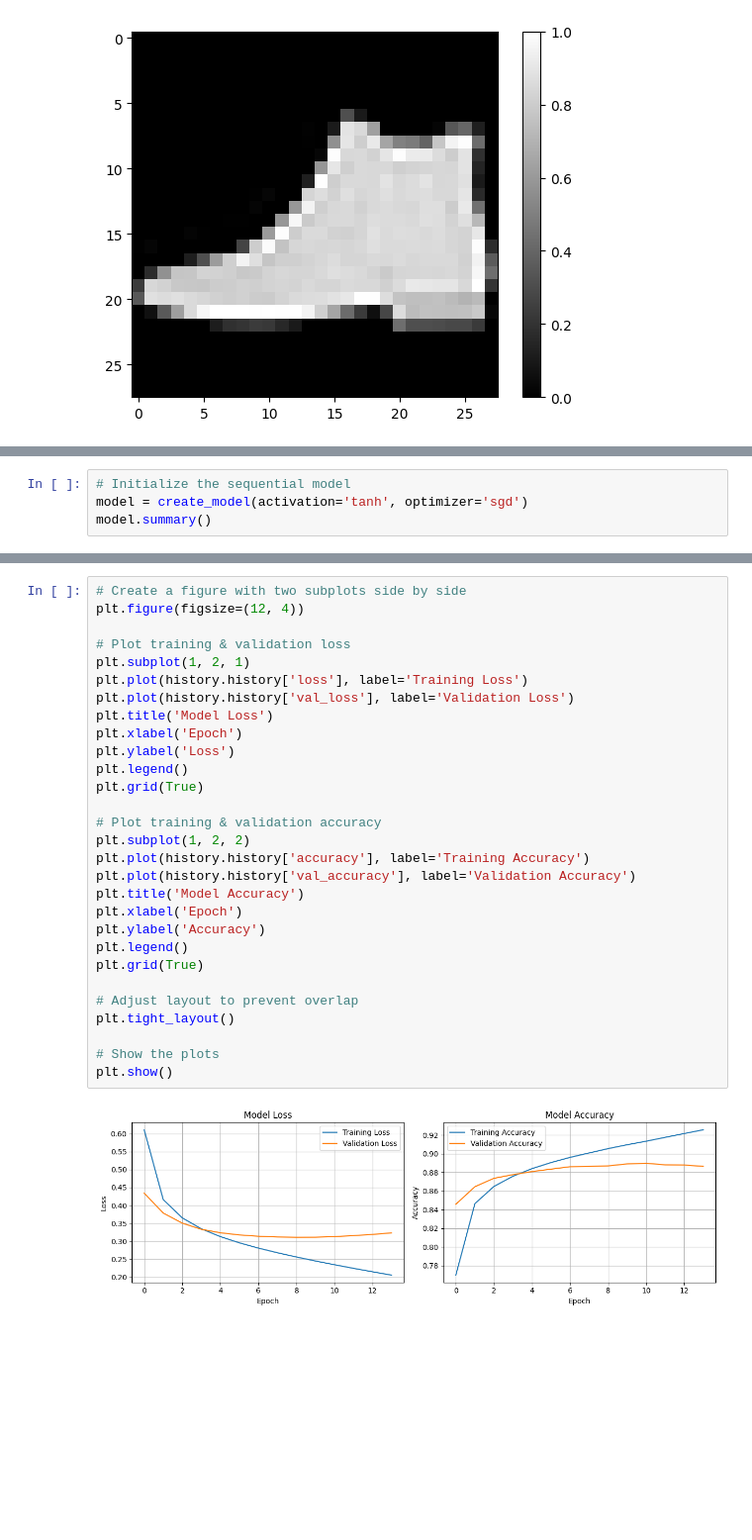
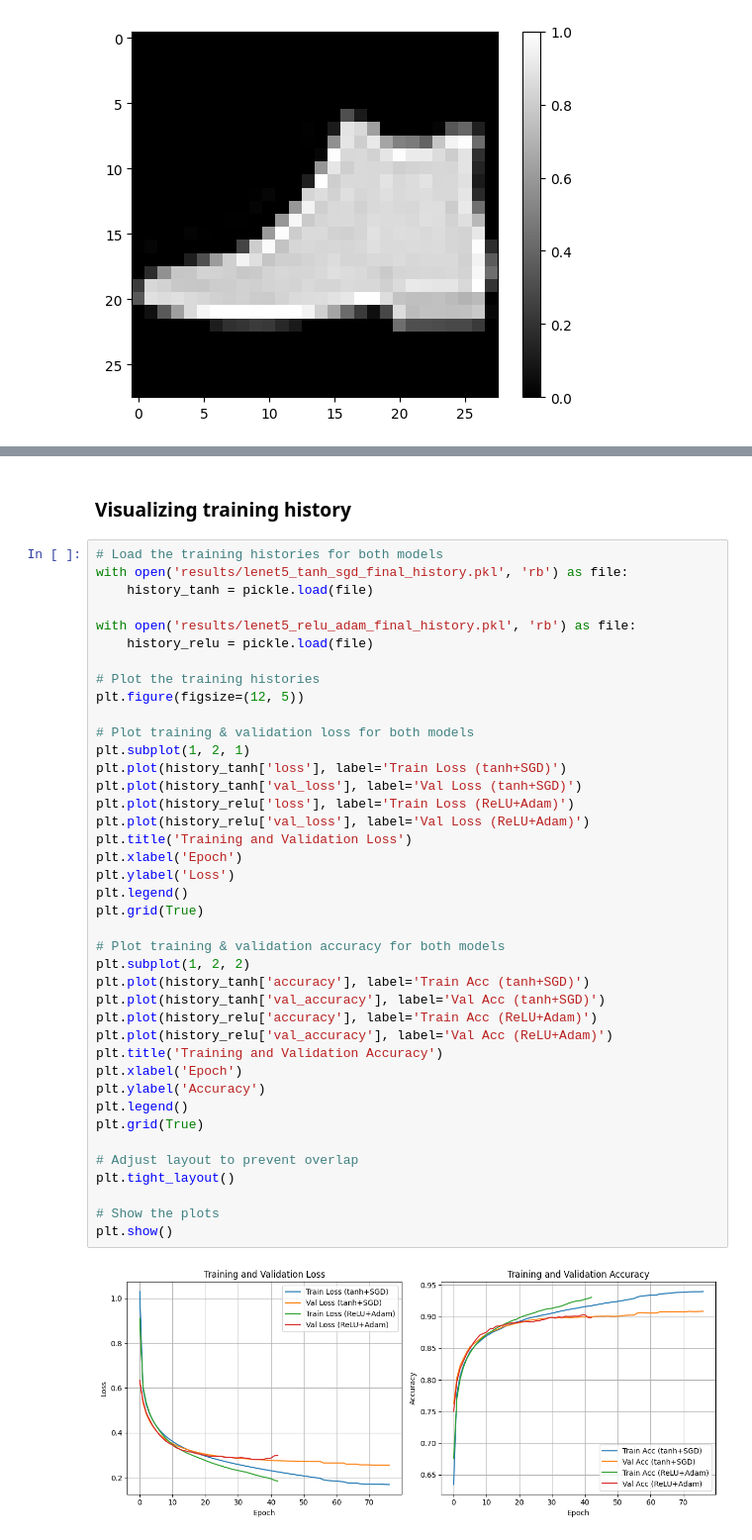
Before and after one commit to dkat-blue/computer-vision-labs, a Jupyter notebook: lab-2.ipynb, the cells around one changed output, grey strips where cells are left out. Shown: that part at 99% size. Drawn from its saved outputs; the diff is of its cells as text; blank space fills up the shorter version.

Commit message:
Lab 2 finalized

```diff
--- a/lab-2.ipynb
+++ b/lab-2.ipynb
@@ -107,5 +130 @@ def create_model(activation='tanh', optimizer='sgd'):
     return model
-# %%
-# Initialize the sequential model
-model = create_model(activation='tanh', optimizer='sgd')
-model.summary()
@@ -210,31 +316,44 @@ Test accuracy: 0.8759
+# %% [markdown]
+### Visualizing training history
 # %%
-# Create a figure with two subplots side by side
-plt.figure(figsize=(12, 4))
+# Load the training histories for both models
+with open('results/lenet5_tanh_sgd_final_history.pkl', 'rb') as file:
+    history_tanh = pickle.load(file)
 
-# Plot training & validation loss
+with open('results/lenet5_relu_adam_final_history.pkl', 'rb') as file:
+    history_relu = pickle.load(file)
+
+# Plot the training histories
+plt.figure(figsize=(12, 5))
+
+# Plot training & validation loss for both models
 plt.subplot(1, 2, 1)
-plt.plot(history.history['loss'], label='Training Loss')
-plt.plot(history.history['val_loss'], label='Validation Loss')
-plt.title('Model Loss')
+plt.plot(history_tanh['loss'], label='Train Loss (tanh+SGD)')
+plt.plot(history_tanh['val_loss'], label='Val Loss (tanh+SGD)')
+plt.plot(history_relu['loss'], label='Train Loss (ReLU+Adam)')
+plt.plot(history_relu['val_loss'], label='Val Loss (ReLU+Adam)')
+plt.title('Training and Validation Loss')
 plt.xlabel('Epoch')
 plt.ylabel('Loss')
 plt.legend()
 plt.grid(True)
 
-# Plot training & validation accuracy
+# Plot training & validation accuracy for both models
 plt.subplot(1, 2, 2)
-plt.plot(history.history['accuracy'], label='Training Accuracy')
-plt.plot(history.history['val_accuracy'], label='Validation Accuracy')
-plt.title('Model Accuracy')
+plt.plot(history_tanh['accuracy'], label='Train Acc (tanh+SGD)')
+plt.plot(history_tanh['val_accuracy'], label='Val Acc (tanh+SGD)')
+plt.plot(history_relu['accuracy'], label='Train Acc (ReLU+Adam)')
+plt.plot(history_relu['val_accuracy'], label='Val Acc (ReLU+Adam)')
+plt.title('Training and Validation Accuracy')
 plt.xlabel('Epoch')
 plt.ylabel('Accuracy')
 plt.legend()
 plt.grid(True)
 
 # Adjust layout to prevent overlap
 plt.tight_layout()
 
 # Show the plots
 plt.show()
 # %% [output]
-[figure, old version]
+[figure, new version]
```
Also changed, not shown: parts of 15 cells of this notebook, 8 other files.
